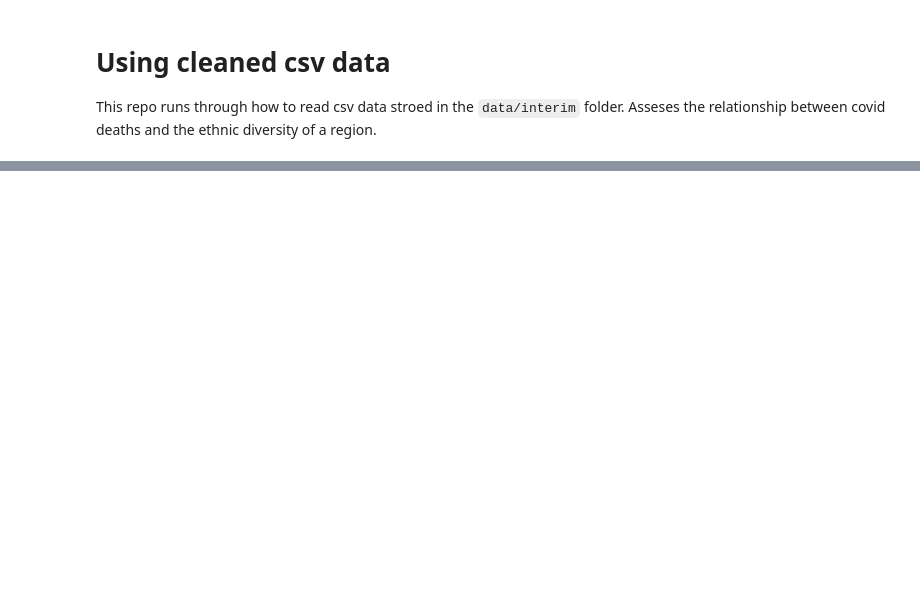
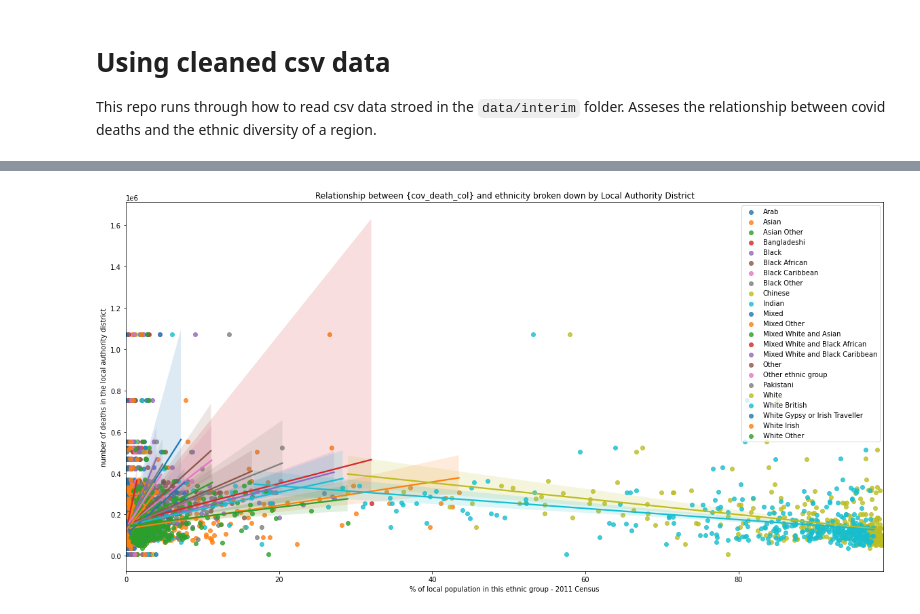
Before and after one commit to Quotennial/covid_bame, a Jupyter notebook: notebooks/csv_data_imports.ipynb, the cells around one changed output, grey strips where cells are left out. Saved outputs shown, nothing was run; the diff lists cells and outputs as text; code cells hidden in the pictures; blank space fills up the shorter version.

```diff
--- a/notebooks/csv_data_imports.ipynb
+++ b/notebooks/csv_data_imports.ipynb
@@ -38,0 +67,4 @@ df["COVID Deaths 2020-06-04 as % of 2011 pop"] = df["COVID Deaths 2020-06-04"]/d
+# %%
+reg_plot(df, "LAD Population")
+# %% [output]
+[figure, added]
```
Also changed, not shown: parts of 18 cells of this notebook, 8 other files.
